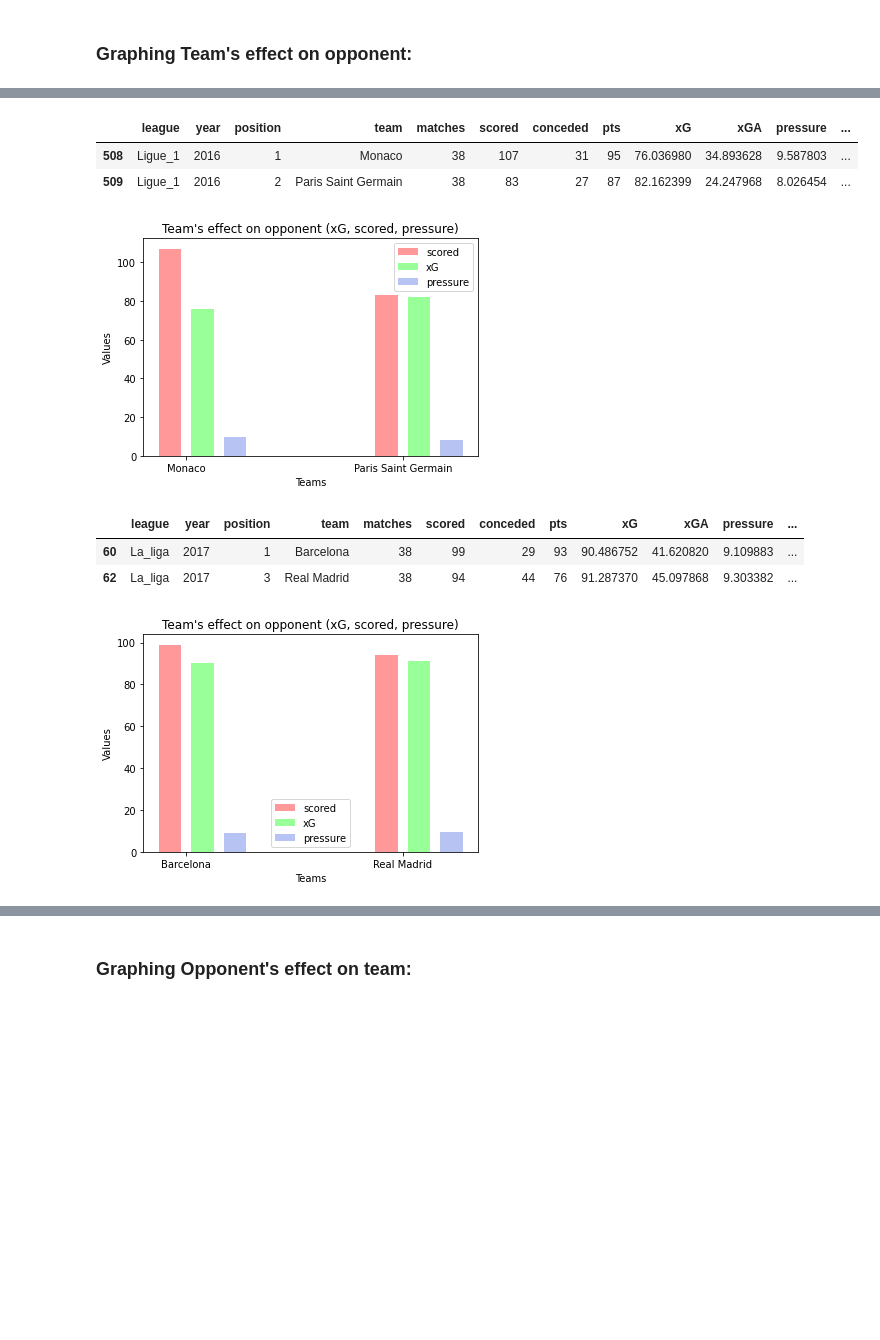
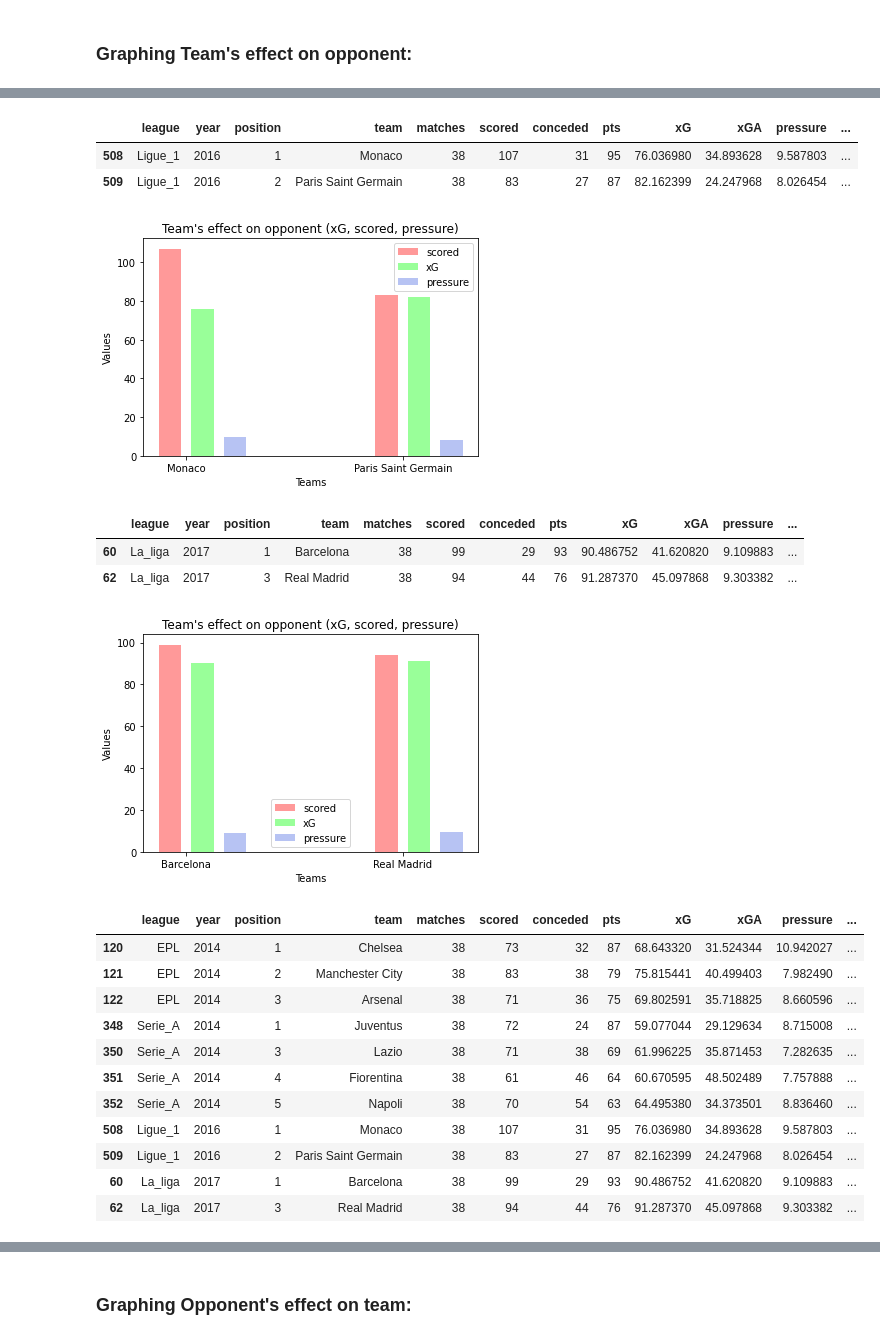
Before and after one commit to data301-2021-summer2/football-metrics-analysis, a Jupyter notebook: analysis/Final_Unified_Analysis.ipynb, the cells around one changed output, grey strips where cells are left out. Drawn from its saved outputs; the diff is of its cells as text; code cells hidden in the pictures; blank space fills up the shorter version.

```diff
--- a/analysis/Final_Unified_Analysis.ipynb
+++ b/analysis/Final_Unified_Analysis.ipynb
@@ -218,7 +221,8 @@ df.to_csv (r'../data/processed/processed_df.csv', index = False, header=True)
 colors = ['#ff9999','#99ff99', '#B7C3F3', '#DD7596']
 
 #extracts data of teams that have higher xG than the winning team in EPL 2014
-df1= pf.filter_data_set('EPL',2014,1,path)
+df1= pf.filter_data_set('EPL',2014,path)
+df1.to_csv (r'../data/processed/processed_df_EPL_2014.csv', index = False, header=True)
 display(df1)
 #plots the graph for team's effect on opponent
 fig, ax = plt.subplots()
@@ -226,43 +230,57 @@ pf.bar_plot(ax, df1, total_width=0.3, single_width=0.7, chart_value=1,colors=col
 plt.show()
 
 #extracts data of teams that have higher xG than the winning team in Serie A 2014
-df1= pf.filter_data_set('Serie_A',2014,1, path)
-display(df1)
+df2= pf.filter_data_set('Serie_A',2014, path)
+display(df2)
 #plots the graph for team's effect on opponent
 fig, ax = plt.subplots()
-pf.bar_plot(ax, df1, total_width=0.3, single_width=0.7, chart_value=1,colors=colors)
+pf.bar_plot(ax, df2, total_width=0.3, single_width=0.7, chart_value=1,colors=colors)
 plt.show()
 
 #extracts data of teams that have higher xG than the winning team in Ligue 1 2016
-df1= pf.filter_data_set('Ligue_1',2016, path)
+df3= pf.filter_data_set('Ligue_1',2016, path)
+display(df3)
 #plots the graph for team's effect on opponent
 fig, ax = plt.subplots()
-pf.bar_plot(ax, df1, total_width=0.3, single_width=0.7, chart_value=1,colors=colors)
+pf.bar_plot(ax, df3, total_width=0.3, single_width=0.7, chart_value=1,colors=colors)
 plt.show()
 
 #extracts data of teams that have higher xG than the winning team in La liga 2017
-df1= pf.filter_data_set('La_liga',2017, path)
+df4= pf.filter_data_set('La_liga',2017, path)
+display(df4)
 #plots the graph for team's effect on opponent
 fig, ax = plt.subplots()
-pf.bar_plot(ax, df1, total_width=0.3, single_width=0.7, chart_value=1,colors=colors)
+pf.bar_plot(ax, df4, total_width=0.3, single_width=0.7, chart_value=1,colors=colors)
 plt.show()
 # %% [output]
 |  | league | year | position | team | matches | scored | conceded | pts | xG | xGA | pressure | ... |
 | 120 | EPL | 2014 | 1 | Chelsea | 38 | 73 | 32 | 87 | 68.643320 | 31.524344 | 10.942027 | ... |
 | 121 | EPL | 2014 | 2 | Manchester City | 38 | 83 | 38 | 79 | 75.815441 | 40.499403 | 7.982490 | ... |
 | 122 | EPL | 2014 | 3 | Arsenal | 38 | 71 | 36 | 75 | 69.802591 | 35.718825 | 8.660596 | ... |
 [figure]
 |  | league | year | position | team | matches | scored | conceded | pts | xG | xGA | pressure | ... |
 | 348 | Serie_A | 2014 | 1 | Juventus | 38 | 72 | 24 | 87 | 59.077044 | 29.129634 | 8.715008 | ... |
 | 350 | Serie_A | 2014 | 3 | Lazio | 38 | 71 | 38 | 69 | 61.996225 | 35.871453 | 7.282635 | ... |
 | 351 | Serie_A | 2014 | 4 | Fiorentina | 38 | 61 | 46 | 64 | 60.670595 | 48.502489 | 7.757888 | ... |
 | 352 | Serie_A | 2014 | 5 | Napoli | 38 | 70 | 54 | 63 | 64.495380 | 34.373501 | 8.836460 | ... |
 [figure]
 |  | league | year | position | team | matches | scored | conceded | pts | xG | xGA | pressure | ... |
 | 508 | Ligue_1 | 2016 | 1 | Monaco | 38 | 107 | 31 | 95 | 76.036980 | 34.893628 | 9.587803 | ... |
 | 509 | Ligue_1 | 2016 | 2 | Paris Saint Germain | 38 | 83 | 27 | 87 | 82.162399 | 24.247968 | 8.026454 | ... |
 [figure]
 |  | league | year | position | team | matches | scored | conceded | pts | xG | xGA | pressure | ... |
 | 60 | La_liga | 2017 | 1 | Barcelona | 38 | 99 | 29 | 93 | 90.486752 | 41.620820 | 9.109883 | ... |
 | 62 | La_liga | 2017 | 3 | Real Madrid | 38 | 94 | 44 | 76 | 91.287370 | 45.097868 | 9.303382 | ... |
 [figure]
+|  | league | year | position | team | matches | scored | conceded | pts | xG | xGA | pressure | ... |
+| 120 | EPL | 2014 | 1 | Chelsea | 38 | 73 | 32 | 87 | 68.643320 | 31.524344 | 10.942027 | ... |
+| 121 | EPL | 2014 | 2 | Manchester City | 38 | 83 | 38 | 79 | 75.815441 | 40.499403 | 7.982490 | ... |
+| 122 | EPL | 2014 | 3 | Arsenal | 38 | 71 | 36 | 75 | 69.802591 | 35.718825 | 8.660596 | ... |
+| 348 | Serie_A | 2014 | 1 | Juventus | 38 | 72 | 24 | 87 | 59.077044 | 29.129634 | 8.715008 | ... |
+| 350 | Serie_A | 2014 | 3 | Lazio | 38 | 71 | 38 | 69 | 61.996225 | 35.871453 | 7.282635 | ... |
+| 351 | Serie_A | 2014 | 4 | Fiorentina | 38 | 61 | 46 | 64 | 60.670595 | 48.502489 | 7.757888 | ... |
+| 352 | Serie_A | 2014 | 5 | Napoli | 38 | 70 | 54 | 63 | 64.495380 | 34.373501 | 8.836460 | ... |
+| 508 | Ligue_1 | 2016 | 1 | Monaco | 38 | 107 | 31 | 95 | 76.036980 | 34.893628 | 9.587803 | ... |
+| 509 | Ligue_1 | 2016 | 2 | Paris Saint Germain | 38 | 83 | 27 | 87 | 82.162399 | 24.247968 | 8.026454 | ... |
+| 60 | La_liga | 2017 | 1 | Barcelona | 38 | 99 | 29 | 93 | 90.486752 | 41.620820 | 9.109883 | ... |
+| 62 | La_liga | 2017 | 3 | Real Madrid | 38 | 94 | 44 | 76 | 91.287370 | 45.097868 | 9.303382 | ... |
```
Also changed, not shown: parts of 2 cells of this notebook, 3 other files.
